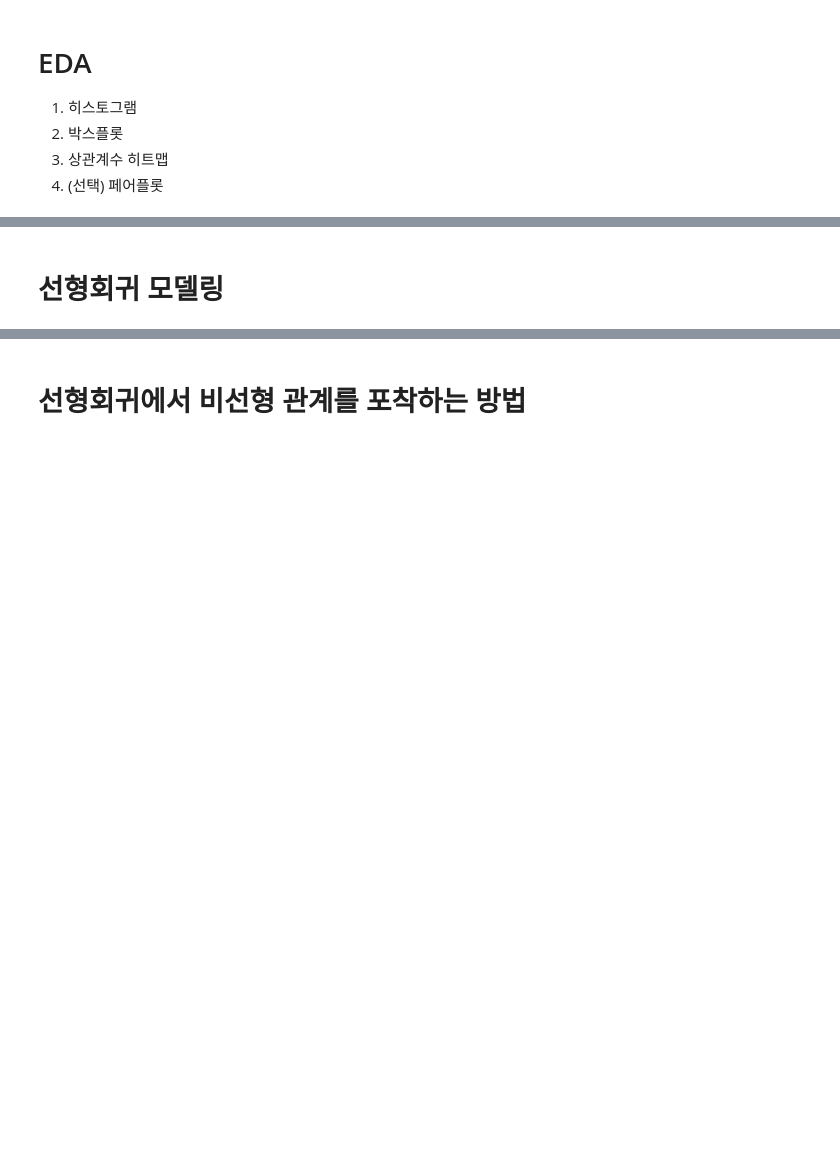
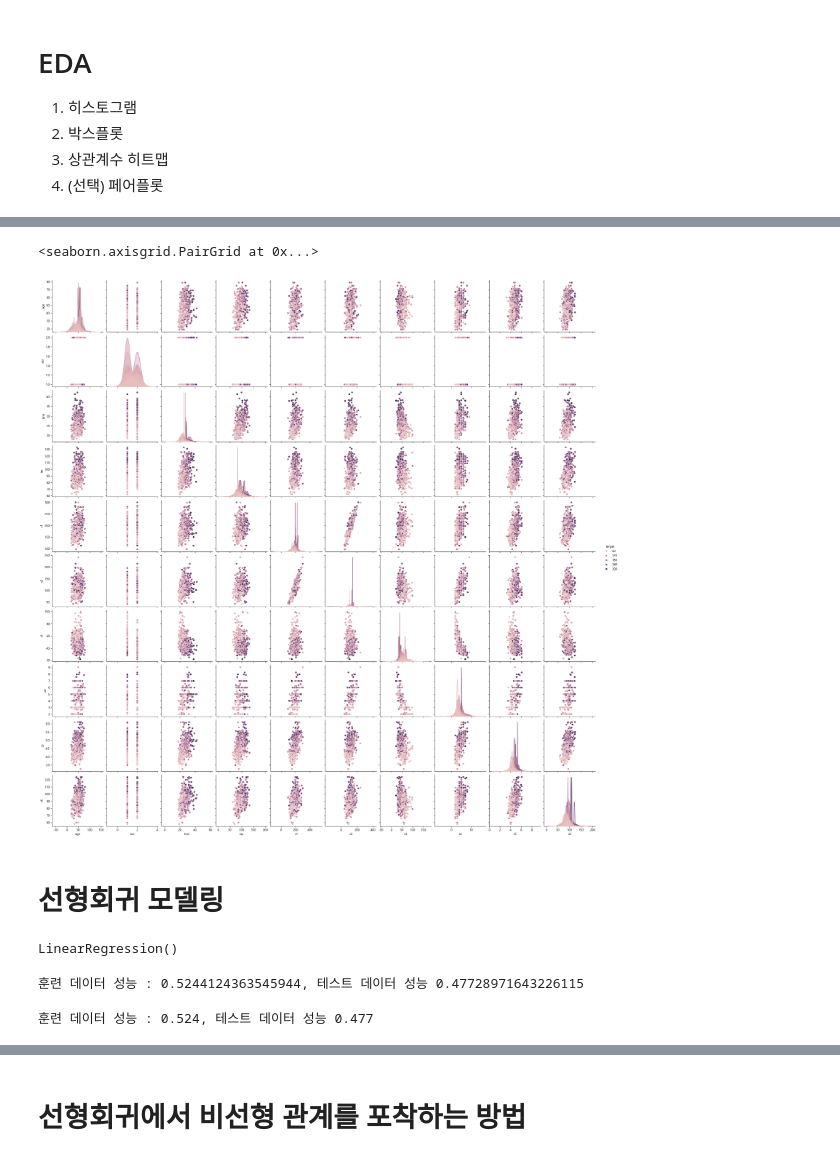
Before and after one commit to pookopook/AIchemist, a Jupyter notebook: ML_lecture/06_python_for_ML/day06_1선형회귀_수업용.ipynb, the cells around one changed output, grey strips where cells are left out. Cells and saved outputs as stored; diff of their text form; code cells hidden in the pictures; blank space fills up the shorter version.

```diff
--- a/ML_lecture/06_python_for_ML/day06_1선형회귀_수업용.ipynb
+++ b/ML_lecture/06_python_for_ML/day06_1선형회귀_수업용.ipynb
@@ -49,2 +116,7 @@ X_train.shape, X_test.shape
+# %%
+sns.pairplot(df, hue='target')
+# %% [output]
+<seaborn.axisgrid.PairGrid at 0x...>
+[figure, added]
 # %% [markdown]
 # 선형회귀 모델링
@@ -50,0 +127,12 @@ X_train.shape, X_test.shape
+# %%
+lr.fit(X_train, y_train)
+# %% [output]
+LinearRegression()
+# %%
+print(f'훈련 데이터 성능 : {lr.score(X_train, y_train)}, 테스트 데이터 성능 {lr.score(X_test, y_test)}')
+# %% [output]
+훈련 데이터 성능 : 0.5244124363545944, 테스트 데이터 성능 0.47728971643226115
+# %%
+print(f'훈련 데이터 성능 : {lr.score(X_train, y_train):.3f}, 테스트 데이터 성능 {lr.score(X_test, y_test):.3f}')
+# %% [output]
+훈련 데이터 성능 : 0.524, 테스트 데이터 성능 0.477
```
Also changed, not shown: parts of 25 cells of this notebook, 4 other files.
